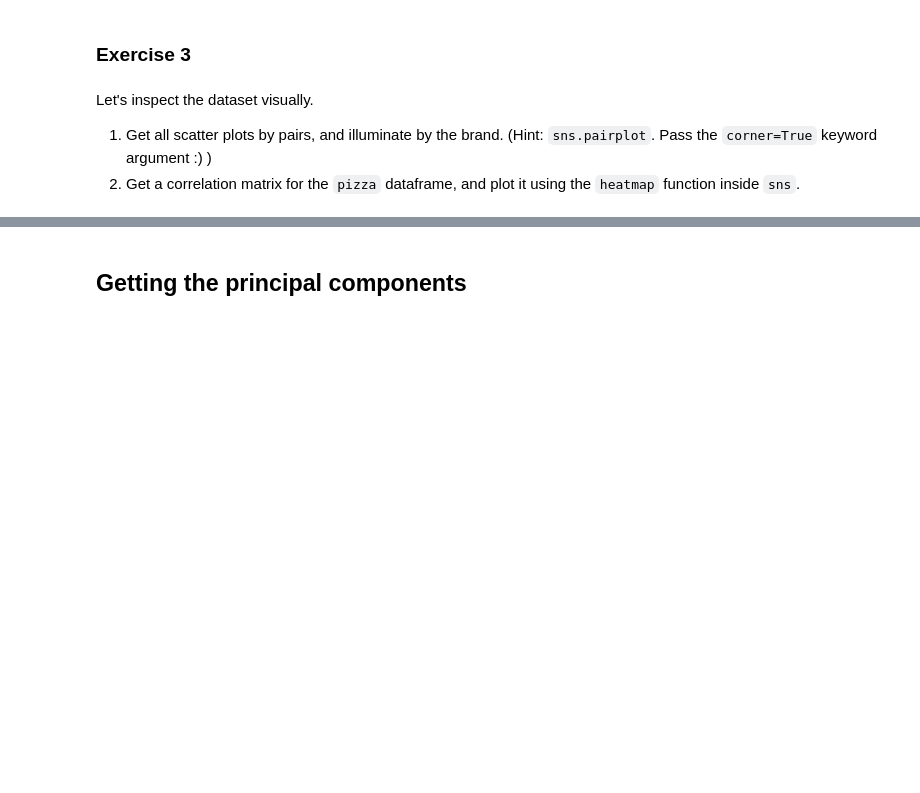
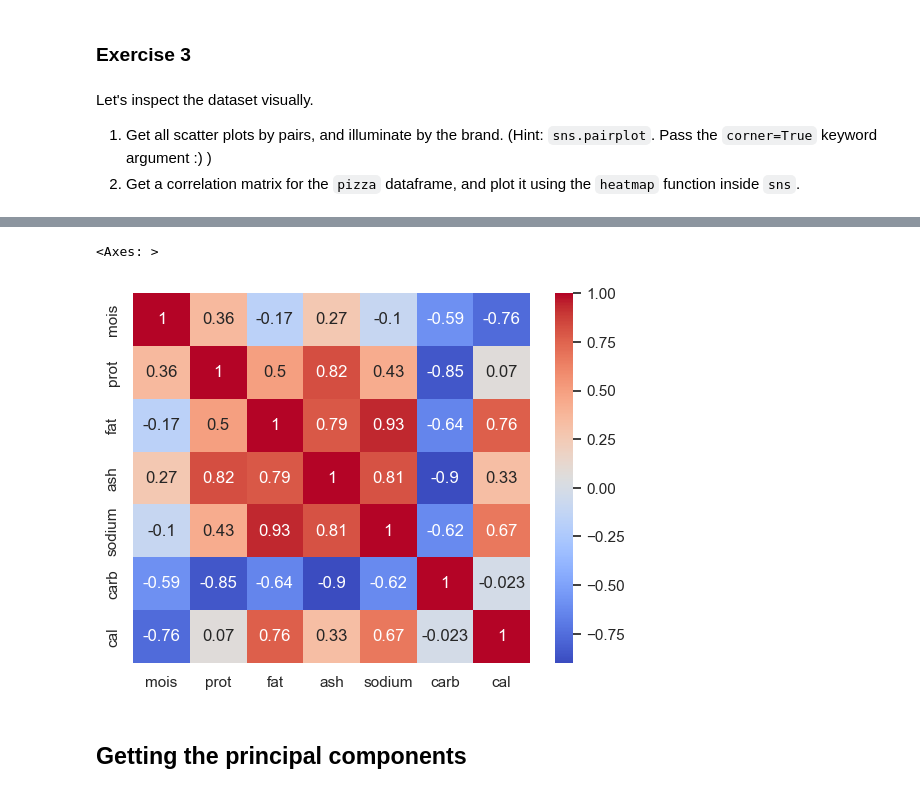
Before and after one commit to Tietgen-ITU/applied-artificial-intelligence, a Jupyter notebook: exercises/lecture-06/Pizza_dimensionality_reduction_clustering.ipynb, the cells around one changed output, grey strips where cells are left out. Drawn from its saved outputs; the diff is of its cells as text; code cells hidden in the pictures; blank space fills up the shorter version.

```diff
--- a/exercises/lecture-06/Pizza_dimensionality_reduction_clustering.ipynb
+++ b/exercises/lecture-06/Pizza_dimensionality_reduction_clustering.ipynb
@@ -45,5 +78,11 @@ Let's inspect the dataset visually.
 # %%
 # Your code for 3.2 here
+pizza_corr = pizzas.corr(numeric_only=True)
+
+sns.heatmap(pizza_corr, annot=True, cmap="coolwarm")
+# %% [output]
+<Axes: >
+[figure, added]
 # %% [markdown]
 ## Getting the principal components
 # %% [markdown]
```
Also changed, not shown: parts of 16 cells of this notebook.
